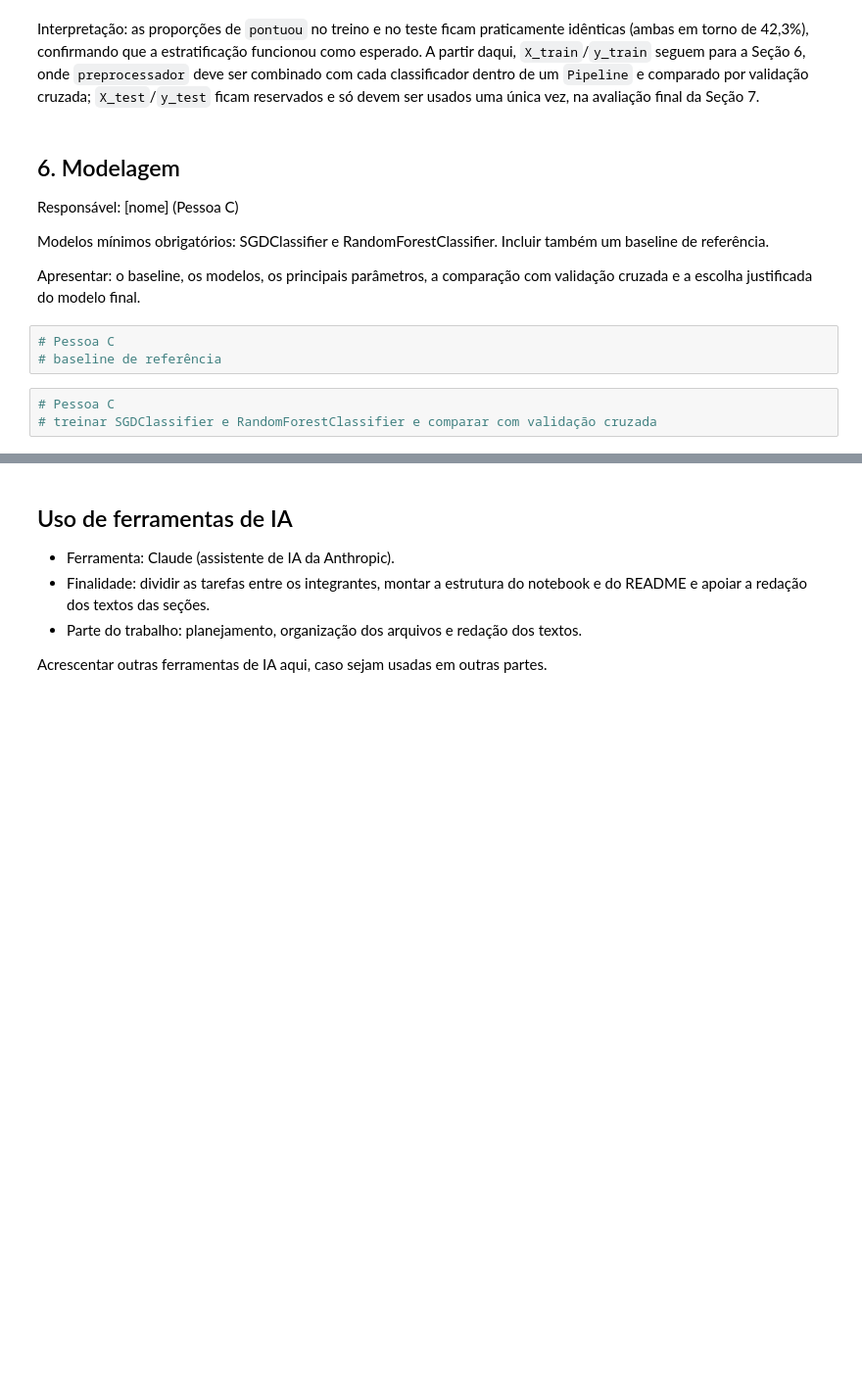
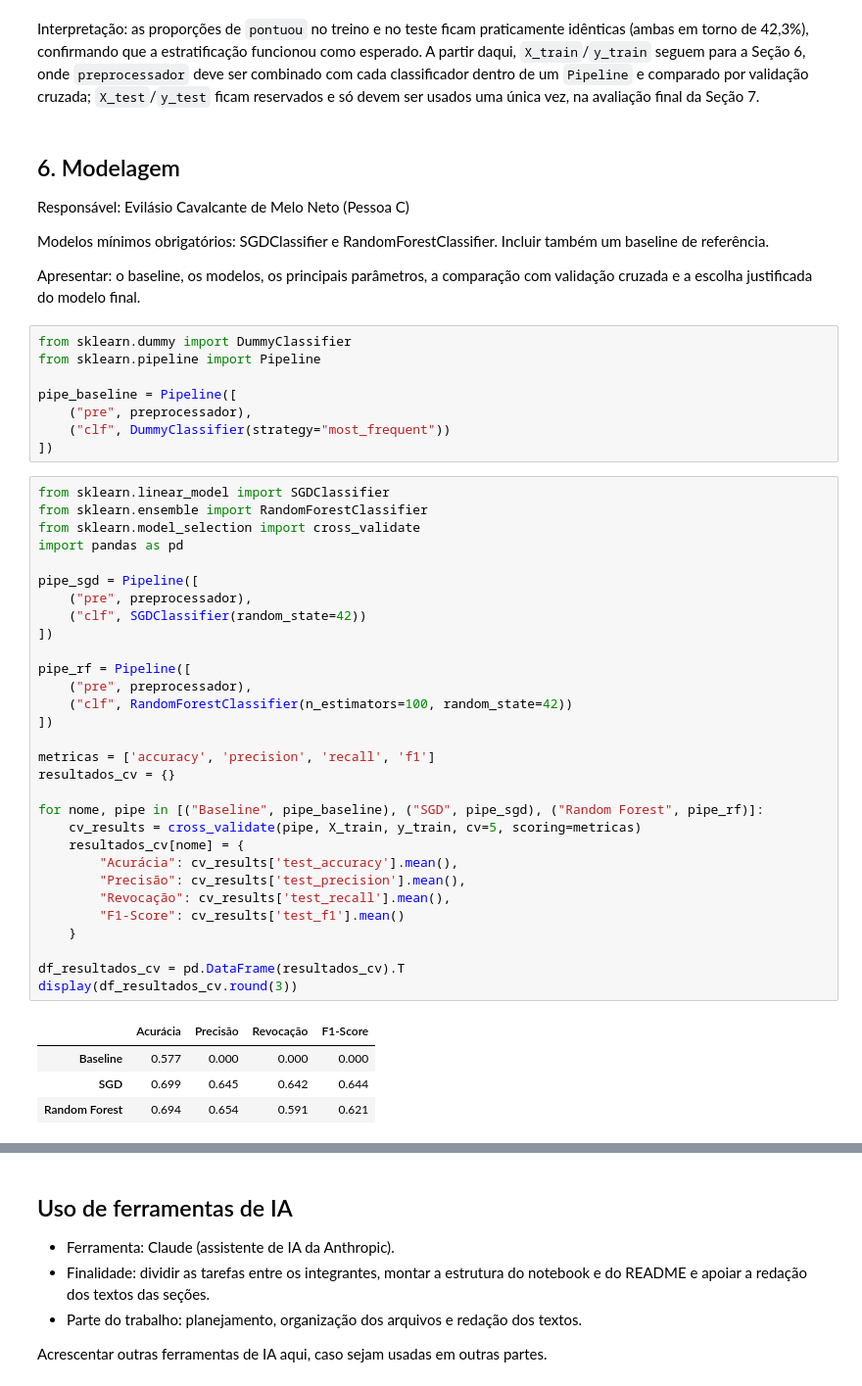
Before and after one commit to Gabriell-Rodrigues/Unidade-3---Projeto-Final-Aprendizado-de-M-quina, a Jupyter notebook: notebook.ipynb, the cells around one changed output, grey strips where cells are left out. Shown at 98% size. Cells and saved outputs as stored; diff of their text form; blank space fills up the shorter version.

```diff
--- a/notebook.ipynb
+++ b/notebook.ipynb
@@ -396,14 +486,51 @@ ficam reservados e só devem ser usados uma única vez, na avaliação final da
 # %% [markdown]
 ## 6. Modelagem
 
-Responsável: [nome] (Pessoa C)
+Responsável: Evilásio Cavalcante de Melo Neto (Pessoa C)
 
 Modelos mínimos obrigatórios: SGDClassifier e RandomForestClassifier. Incluir também um baseline de referência.
 
 Apresentar: o baseline, os modelos, os principais parâmetros, a comparação com validação cruzada e a escolha justificada do modelo final.
 # %%
-# Pessoa C
-# baseline de referência
+from sklearn.dummy import DummyClassifier
+from sklearn.pipeline import Pipeline
+
+pipe_baseline = Pipeline([
+    ("pre", preprocessador),
+    ("clf", DummyClassifier(strategy="most_frequent"))
+])
 # %%
-# Pessoa C
-# treinar SGDClassifier e RandomForestClassifier e comparar com validação cruzada
+from sklearn.linear_model import SGDClassifier
+from sklearn.ensemble import RandomForestClassifier
+from sklearn.model_selection import cross_validate
+import pandas as pd
+
+pipe_sgd = Pipeline([
+    ("pre", preprocessador),
+    ("clf", SGDClassifier(random_state=42))
+])
+
+pipe_rf = Pipeline([
+    ("pre", preprocessador),
+    ("clf", RandomForestClassifier(n_estimators=100, random_state=42))
+])
+
+metricas = ['accuracy', 'precision', 'recall', 'f1']
+resultados_cv = {}
+
+for nome, pipe in [("Baseline", pipe_baseline), ("SGD", pipe_sgd), ("Random Forest", pipe_rf)]:
+    cv_results = cross_validate(pipe, X_train, y_train, cv=5, scoring=metricas)
+    resultados_cv[nome] = {
+        "Acurácia": cv_results['test_accuracy'].mean(),
+        "Precisão": cv_results['test_precision'].mean(),
+        "Revocação": cv_results['test_recall'].mean(),
+        "F1-Score": cv_results['test_f1'].mean()
+    }
+
+df_resultados_cv = pd.DataFrame(resultados_cv).T
+display(df_resultados_cv.round(3))
+# %% [output]
+|  | Acurácia | Precisão | Revocação | F1-Score |
+| Baseline | 0.577 | 0.000 | 0.000 | 0.000 |
+| SGD | 0.699 | 0.645 | 0.642 | 0.644 |
+| Random Forest | 0.694 | 0.654 | 0.591 | 0.621 |
```
Also changed, not shown: parts of 17 cells of this notebook.
